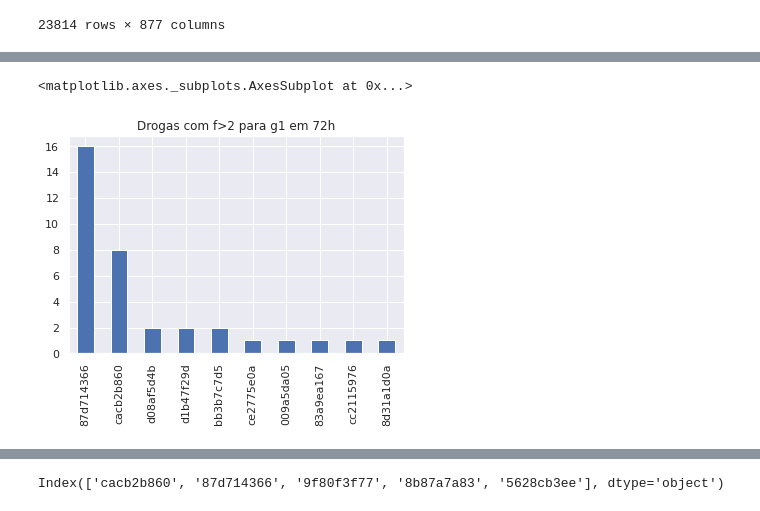
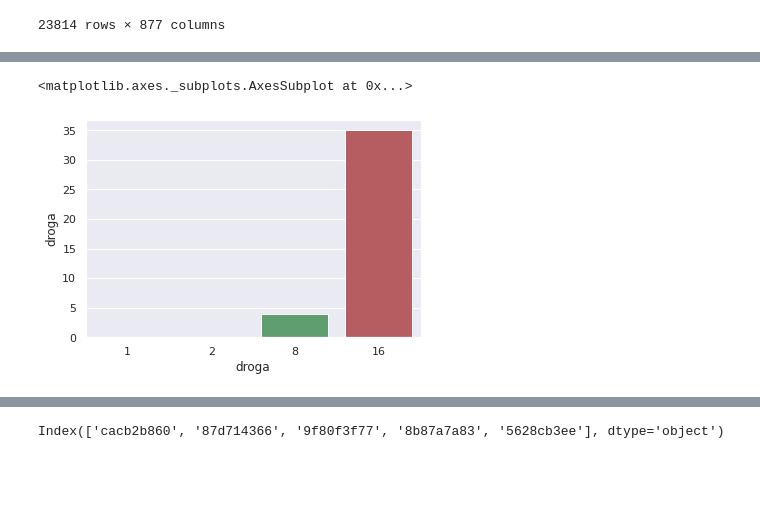
Before and after one commit to paviomuniz/alura, a Jupyter notebook: munpa02_Alura_Aula02.ipynb, the cells around one changed output, grey strips where cells are left out. Drawn from its saved outputs; the diff is of its cells as text; code cells hidden in the pictures; blank space fills up the shorter version.

```diff
--- a/munpa02_Alura_Aula02.ipynb
+++ b/munpa02_Alura_Aula02.ipynb
@@ -185,14 +185,14 @@ Name: droga, dtype: int64
 # %%
 destaque = dados.query('g1 >2 and dose=="D2" and tempo==72')['droga'].value_counts()[:10]
 #destaque48 = dados.query('g1 >2 and dose=="D2" and tempo==48')['droga'].value_counts()[:10]
 sns.barplot(
     x = dados.query('g1 >2 and dose=="D2" and tempo==72')['droga'].value_counts()[:10],
-    y = dados.query('g1 >2 and dose=="D2" and tempo==48')['droga'].value_counts()[:10],
-    hue= )
-.plot.bar(title="Drogas com f>2 para g1 em 72h",grid=True,style='mbh')
+    y = dados.query('g1 >2 and dose=="D2" and tempo==48')['droga'].value_counts()[:10]
+    )
+#.plot.bar(title="Drogas com f>2 para g1 em 72h",grid=True,style='mbh')
 # %% [output]
 <matplotlib.axes._subplots.AxesSubplot at 0x...>
-[figure, old version]
+[figure, new version]
 # %%
 mapa = {'droga':'composto'}
 dados.rename(columns=mapa, inplace=True)
```
Also changed, not shown: parts of 34 cells of this notebook.
